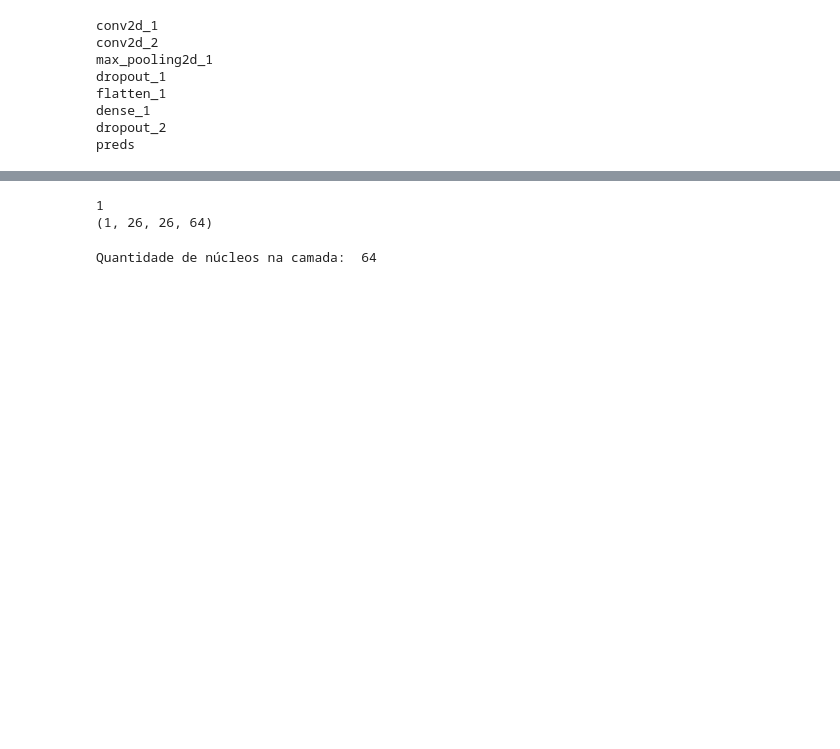
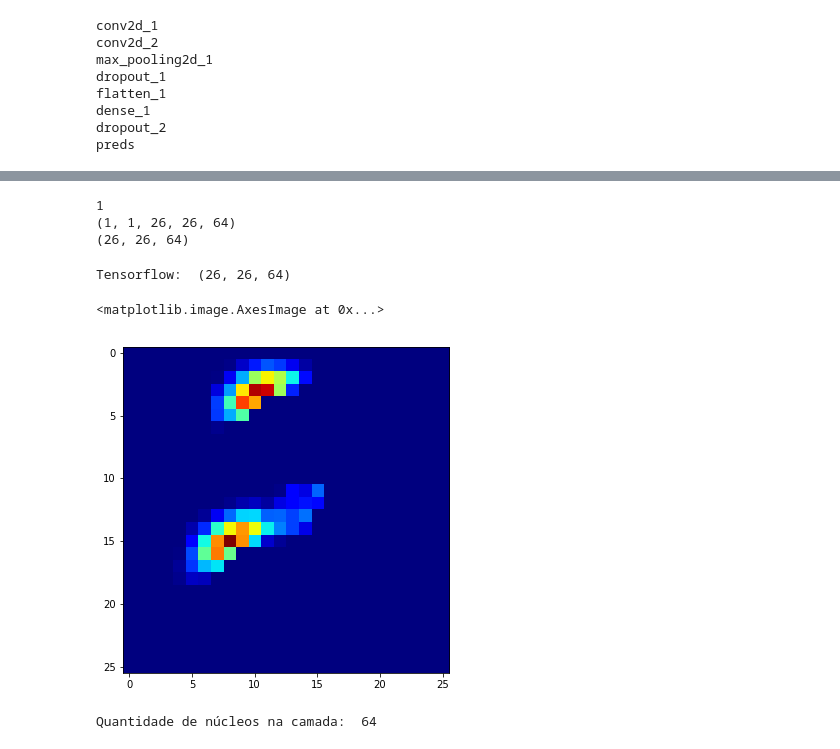
Before and after one commit to diogenesd/mnist, a Jupyter notebook: MNIST-ConvNet.ipynb, the cells around one changed output, grey strips where cells are left out. Saved outputs shown, nothing was run; the diff lists cells and outputs as text; code cells hidden in the pictures; blank space fills up the shorter version.

```diff
--- a/MNIST-ConvNet.ipynb
+++ b/MNIST-ConvNet.ipynb
@@ -682,12 +679,29 @@ activations = get_activations(model, layer, input_img_data)
 # %%
 # Visualizando o shape da primeira ativação
 print(len(activations))
-activation = activations[-1]
-print(activation.shape)
-#print(activation)
+print(np.shape(activations)) # (1,1,largura,altura,nucleos) = tensorflow
+                             # (1,1,nucloes,largura,altura) = theano
+
+activation = activations[0][0]
+print(activation.shape)      # (1,largura,altura,nucleos) = tensorflow
+                             # (1,nucloes,largura,altura) = theano
 # %% [output]
 1
-(1, 26, 26, 64)
+(1, 1, 26, 26, 64)
+(26, 26, 64)
+# %%
+if K.image_dim_ordering() =='th':
+    activation = np.rollaxis((np.rollaxis(activation,2,0)),2,0)
+    print('Theano: ',activation.shape)
+print('Tensorflow: ',activation.shape)
+# %% [output]
+Tensorflow:  (26, 26, 64)
+# %%
+fig = plt.figure(figsize=(6,6))
+plt.imshow(activation[:,:,0], cmap='jet')
+# %% [output]
+<matplotlib.image.AxesImage at 0x...>
+[figure, added]
 # %%
 # Quantidade de núcleos
 print('Quantidade de núcleos na camada: ',layer.filters)
```
Also changed, not shown: parts of 21 cells of this notebook, 3 other files.
